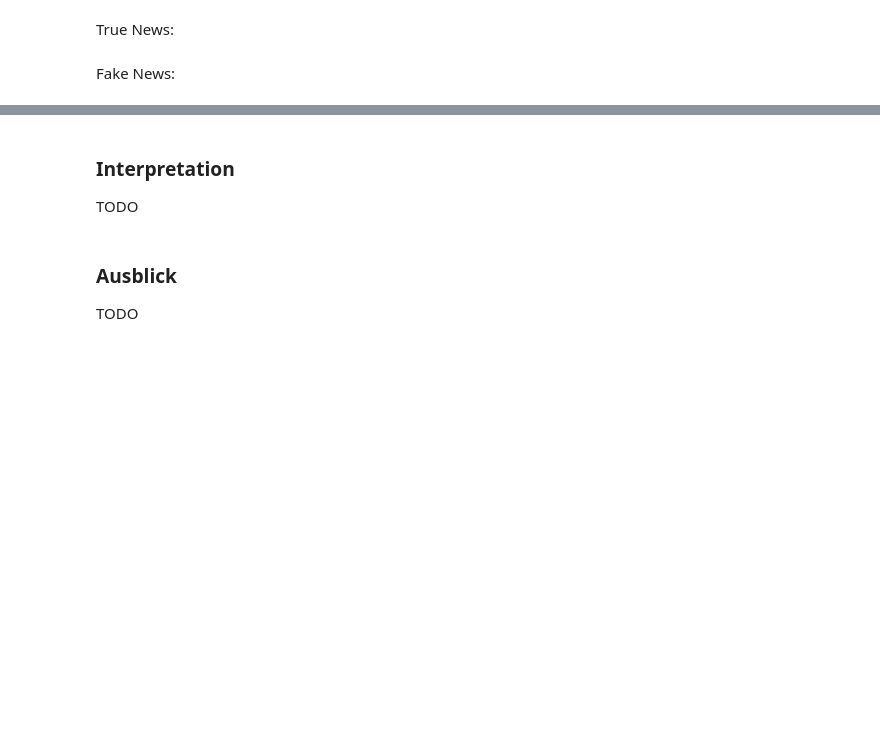
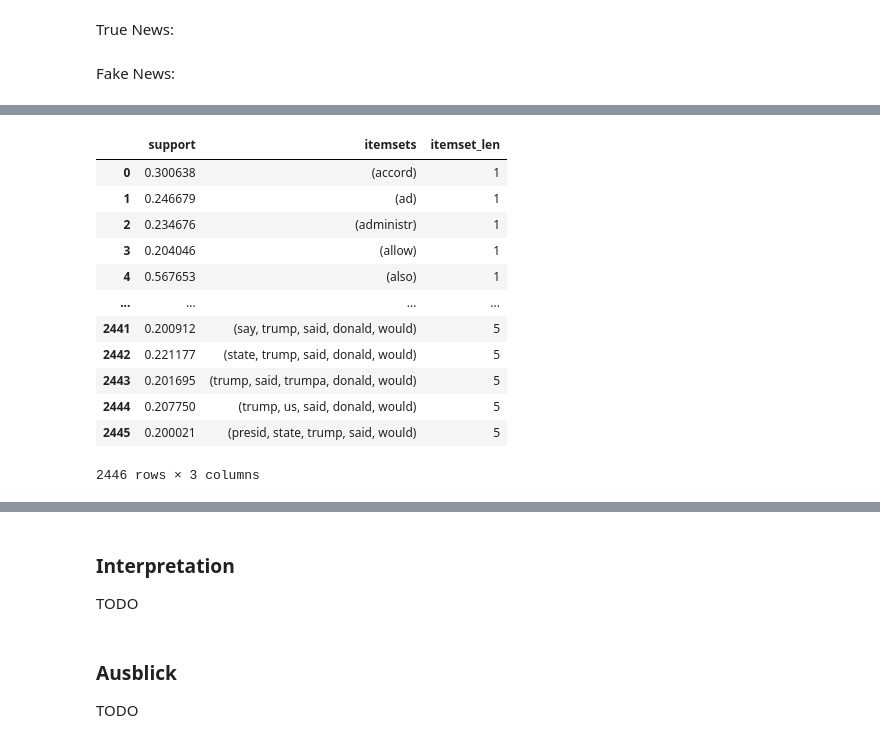
Before and after one commit to BotanB/Python_for_DS_FakeNewsDetection, a Jupyter notebook: Notebooks/Finale_Abgabe.ipynb, the cells around one changed output, grey strips where cells are left out. Drawn from its saved outputs; the diff is of its cells as text; code cells hidden in the pictures; blank space fills up the shorter version.

```diff
--- a/Notebooks/Finale_Abgabe.ipynb
+++ b/Notebooks/Finale_Abgabe.ipynb
@@ -1310,0 +1396,17 @@ for index, row in prepData_false.iterrows():
+# %%
+frequent_itemsets_true["itemset_len"] = frequent_itemsets_true["itemsets"].apply(lambda x: len(x))
+frequent_itemsets_true
+# %% [output]
+|  | support | itemsets | itemset_len |
+| 0 | 0.300638 | (accord) | 1 |
+| 1 | 0.246679 | (ad) | 1 |
+| 2 | 0.234676 | (administr) | 1 |
+| 3 | 0.204046 | (allow) | 1 |
+| 4 | 0.567653 | (also) | 1 |
+| ... | ... | ... | ... |
+| 2441 | 0.200912 | (say, trump, said, donald, would) | 5 |
+| 2442 | 0.221177 | (state, trump, said, donald, would) | 5 |
+| 2443 | 0.201695 | (trump, said, trumpa, donald, would) | 5 |
+| 2444 | 0.207750 | (trump, us, said, donald, would) | 5 |
+| 2445 | 0.200021 | (presid, state, trump, said, would) | 5 |
+2446 rows × 3 columns
```
Also changed, not shown: parts of 39 cells of this notebook, 1 other file.
